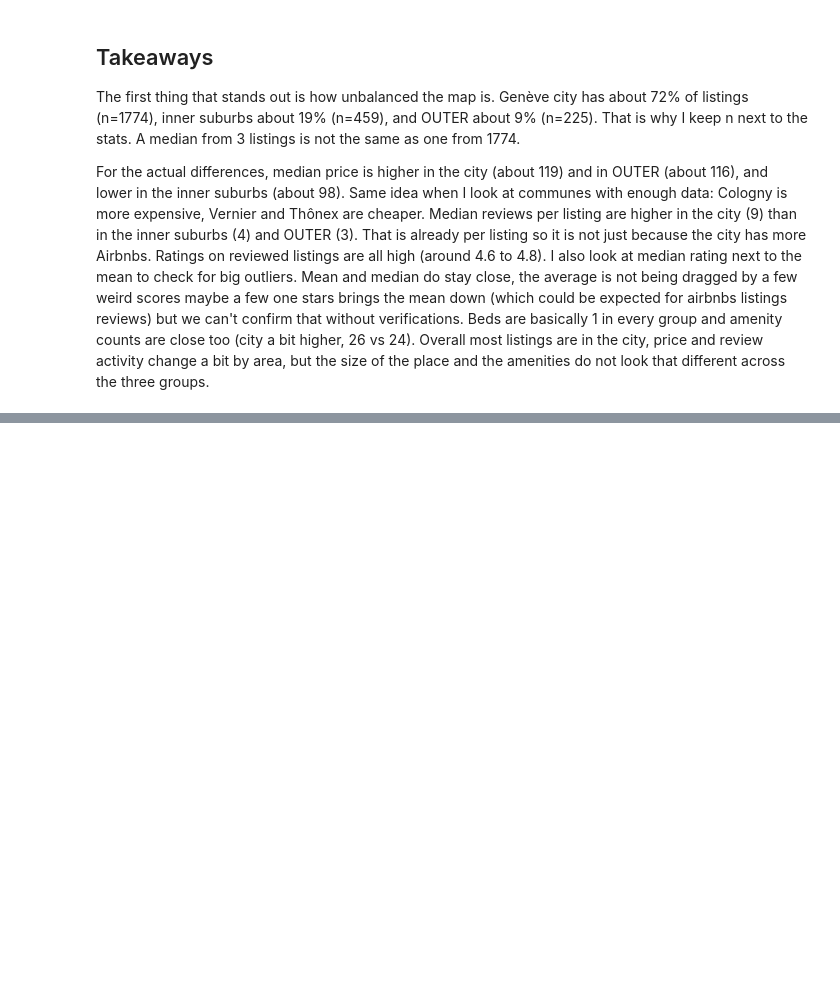
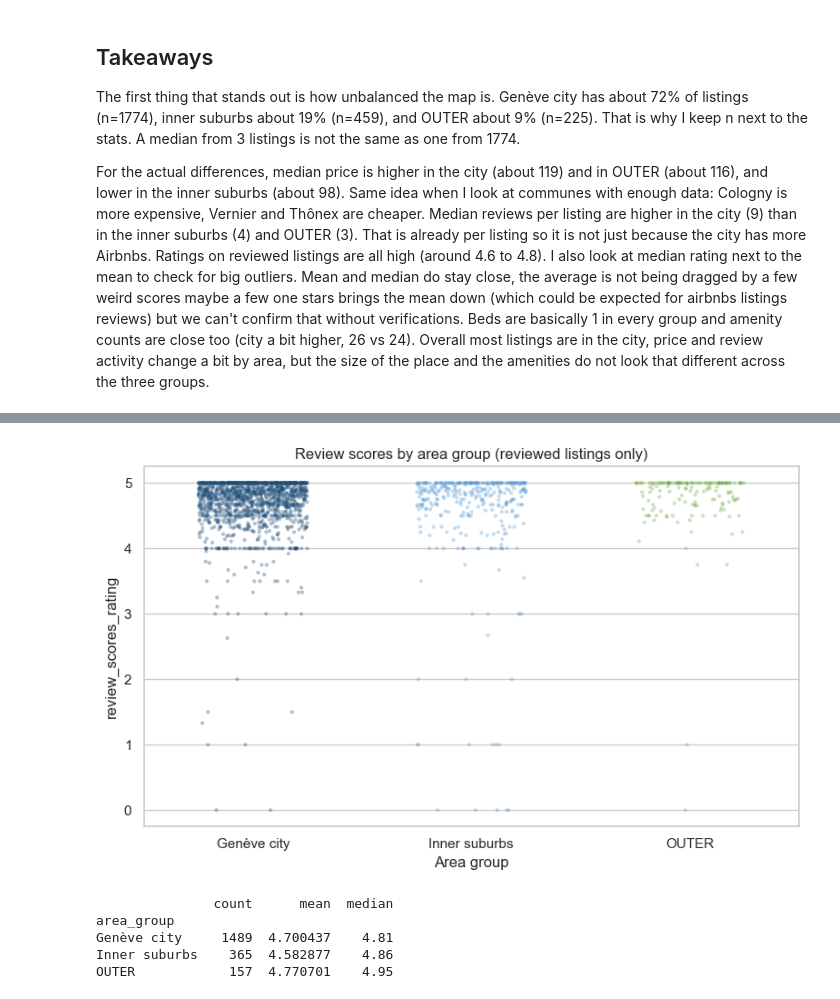
Before and after one commit to simonhamra/Final_Project_AD699, a Jupyter notebook: DATA_PREPARATION.ipynb, the cells around one changed output, grey strips where cells are left out. Cells and saved outputs as stored; diff of their text form; code cells hidden in the pictures; blank space fills up the shorter version.

```diff
--- a/DATA_PREPARATION.ipynb
+++ b/DATA_PREPARATION.ipynb
@@ -549,0 +776,32 @@ For the actual differences, median price is higher in the city (about 119) and i
+# %%
+rated = df[df['review_scores_rating'].notna()].copy()
+
+fig, ax = plt.subplots(figsize=(8, 5))
+sns.stripplot(
+    data=rated,
+    x='area_group',
+    y='review_scores_rating',
+    order=area_order,
+    hue='area_group',
+    hue_order=area_order,
+    palette=ridge_colors,
+    alpha=0.35,
+    size=3,
+    jitter=0.25,
+    legend=False,
+    ax=ax,
+)
+ax.set_title('Review scores by area group (reviewed listings only)')
+ax.set_xlabel('Area group')
+ax.set_ylabel('review_scores_rating')
+plt.tight_layout()
+plt.show()
+
+print(rated.groupby('area_group')['review_scores_rating'].agg(['count', 'mean', 'median']).reindex(area_order))
+# %% [output]
+[figure, added]
+               count      mean  median
+area_group
+Genève city     1489  4.700437    4.81
+Inner suburbs    365  4.582877    4.86
+OUTER            157  4.770701    4.95
```
Also changed, not shown: parts of 28 cells of this notebook.
